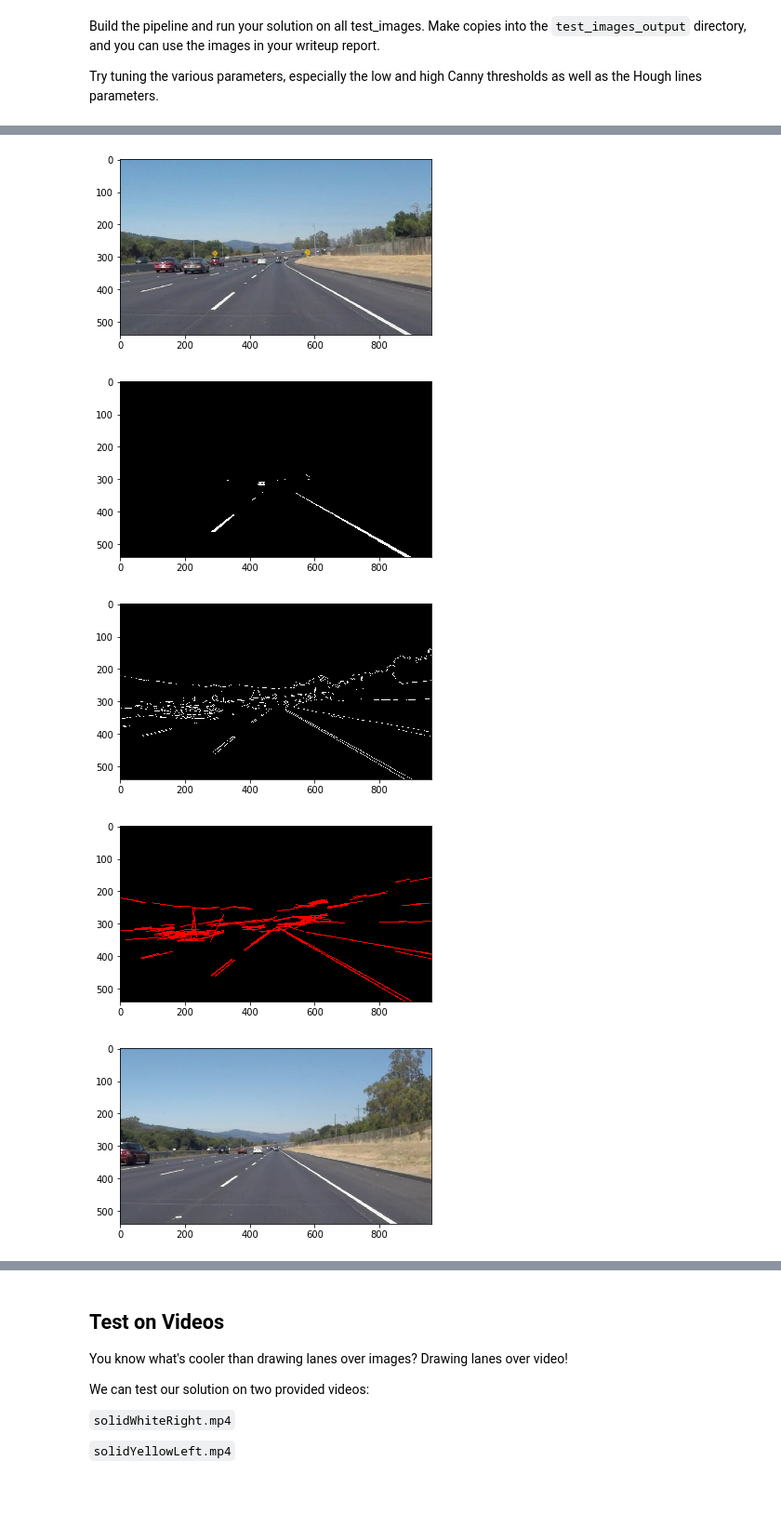
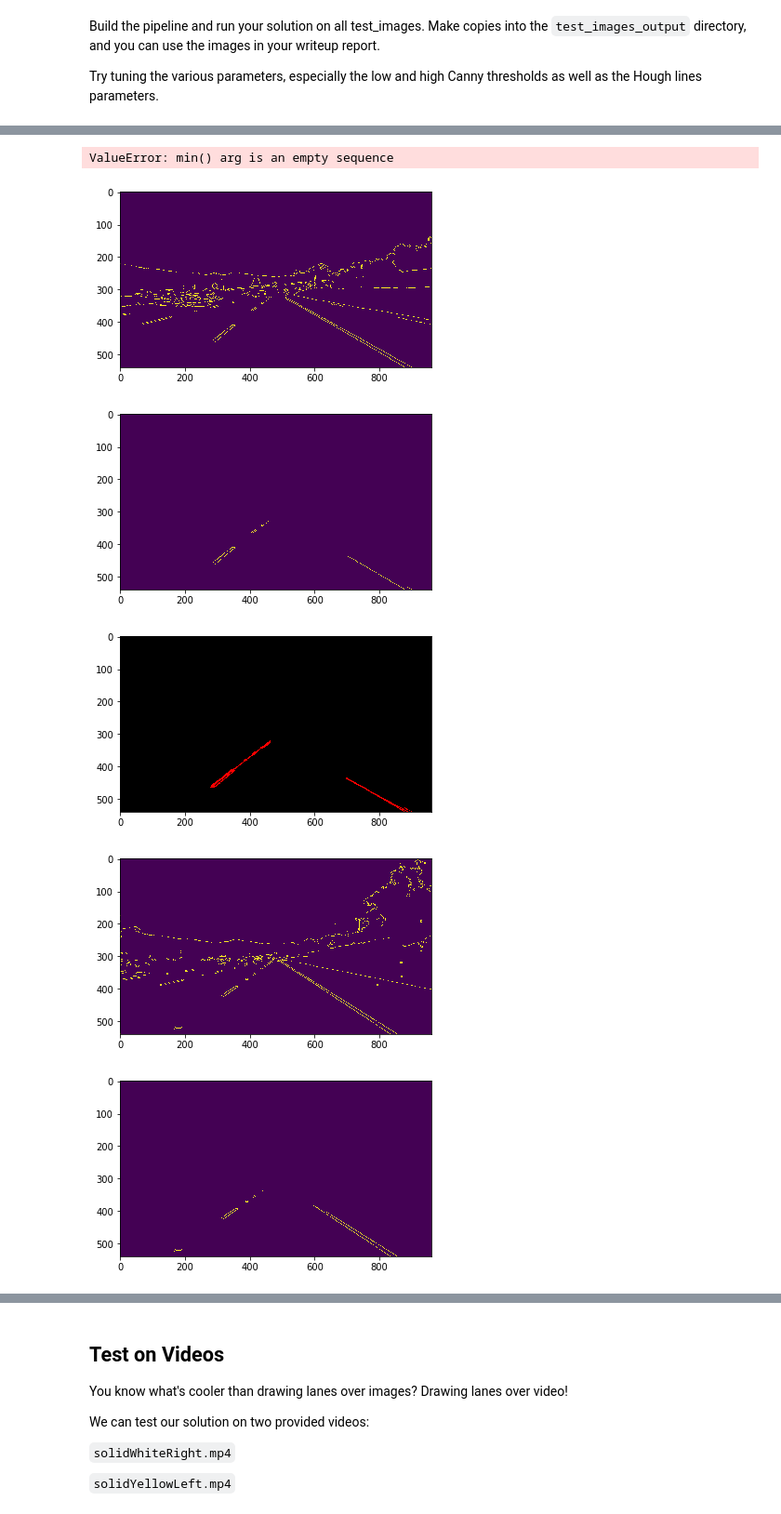
Before and after one commit to supercarl87/CarND-LaneLines-P1, a Jupyter notebook: P1.ipynb, the cells around one changed output, grey strips where cells are left out. Shown at 93% size. Cells and saved outputs as stored; diff of their text form; code cells hidden in the pictures.

Commit message:
Version with less lane detected

```diff
--- a/P1.ipynb
+++ b/P1.ipynb
@@ -193,12 +273,13 @@ Build the pipeline and run your solution on all test_images. Make copies into th
 
 Try tuning the various parameters, especially the low and high Canny thresholds as well as the Hough lines parameters.
 # %%
+import os
 def get_region_thresholds(image):
     ysize = image.shape[0]
     xsize = image.shape[1]
     left_bottom = [0, 539]
     right_bottom = [900, 539]
-    apex = [475, 200]
+    apex = [475, 320]
 
     fit_left = np.polyfit((left_bottom[0], apex[0]), (left_bottom[1], apex[1]), 1)
     fit_right = np.polyfit((right_bottom[0], apex[0]), (right_bottom[1], apex[1]), 1)
@@ -233,12 +314,14 @@ def find_lane(image):
     region_thresholds = get_region_thresholds(image)
     color_select = np.copy(image)
     color_select[~color_thresholds | ~region_thresholds] = [0,0,0]
-#     color_select[~color_thresholds] = [0,0,0]
+    color_select[color_thresholds & region_thresholds] = [255,255,255]
+    return color_select
 
-
-    color_select[color_thresholds & region_thresholds] = [255,255,255]
-#     color_select[color_thresholds] = [255,255,255]
-    return color_select
+def region_filtered_image(image):
+    region_thresholds = get_region_thresholds(image)
+    region_select = np.copy(image)
+    region_select[~region_thresholds] = [0]
+    return region_select
 
 def find_lane_canny_edges(image):
     gray = grayscale(image)
@@ -256,36 +339,37 @@ def find_lane_canny_edges(image):
 def get_hough_lines(image):
     rho = 2
     theta = np.pi/180
-    threshold = 15
-    min_line_len = 40
-    max_line_gap = 20
+    threshold = 5
+    min_line_len = 4
+    max_line_gap = 10
     return hough_lines(image, rho, theta, threshold, min_line_len, max_line_gap)
+
+def draw_lane(image):
+    edges = find_lane_canny_edges(image)
+    plt.figure()
+    plt.imshow(edges)
+    region_select = region_filtered_image(edges)
+    plt.figure()
+    plt.imshow(region_select)
+    lines = get_hough_lines(region_select)
+    plt.figure()
+    plt.imshow(lines)
+    output_image = weighted_img(lines, image)
+    return output_image
 
 dir_path = "test_images/"
 index = 1
-for path in os.listdir(dir_path):
-    full_path = os.path.join(dir_path, path)
+for filename in os.listdir(dir_path):
+    # Skip output file for processing
+    if (filename.startswith('output_')) or not filename.endswith('jpg'):
+        continue
+    full_path = os.path.join(dir_path, filename)
     print(full_path)
     image = mpimg.imread(full_path)
-    plt.figure(index)
-    index += 1
-    plt.imshow(image)
-    image_modified = find_lane(image)
-    plt.figure(index)
-    index += 1
-    plt.imshow(image_modified)
-    plt.figure(index)
-    index += 1
-    edges = find_lane_canny_edges(image)
-    plt.imshow(edges, cmap='Greys_r')
-    plt.figure(index)
-    index += 1
-    lines = get_hough_lines(edges)
-    plt.imshow(lines)
-
-
-
-
+    output_image = draw_lane(image)
+    output_filename = 'output_' + filename
+    output_path = os.path.join(dir_path, output_filename)
+    mpimg.imsave(output_path, output_image)
 
 # TODO: Build your pipeline that will draw lane lines on the test_images
 # then save them to the test_images directory.
@@ -299,5 +396,6 @@ test_images/whiteCarLaneSwitch.jpg
+ValueError: min() arg is an empty sequence
-[figure, old version]
+[figure, new version]
-[figure, old version]
+[figure, new version]
-[figure, old version]
+[figure, new version]
-[figure, old version]
+[figure, new version]
-[figure, old version]
+[figure, new version]
```
Also changed, not shown: parts of 10 cells of this notebook.
